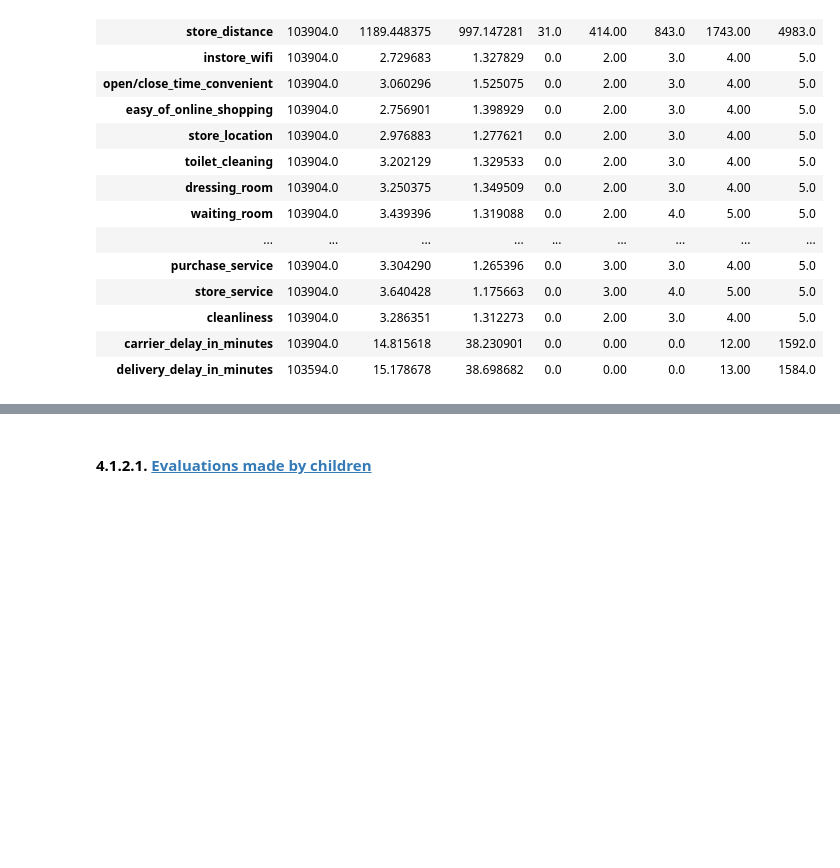
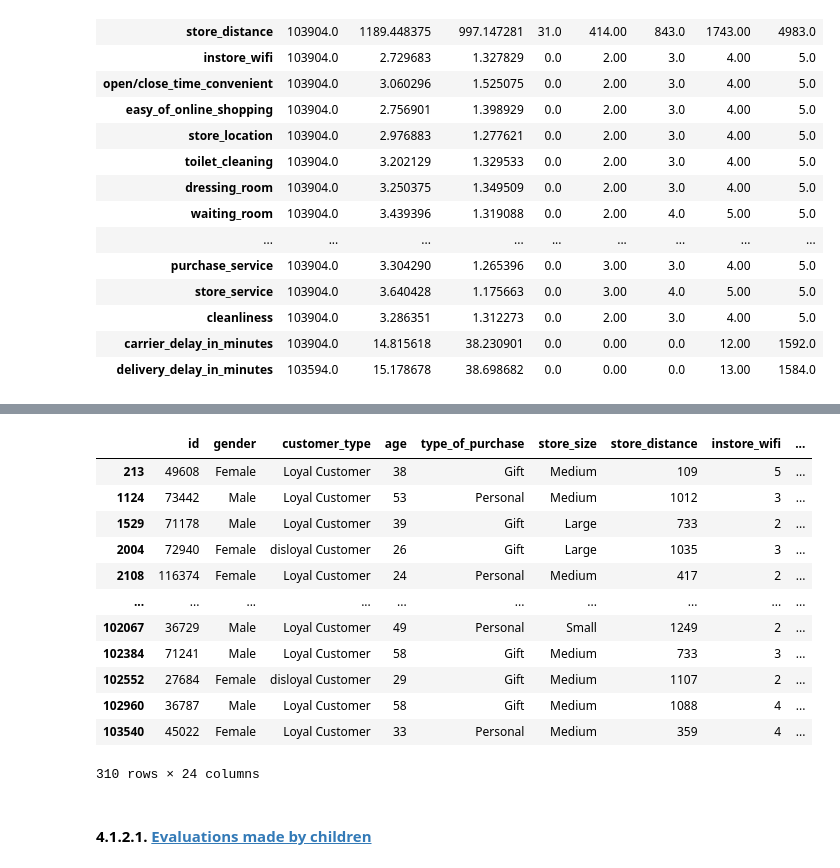
Before and after one commit to brunopiato/InStyleNPS, a Jupyter notebook: notebooks/HackDays.ipynb, the cells around one changed output, grey strips where cells are left out. Saved outputs shown, nothing was run; the diff lists cells and outputs as text; code cells hidden in the pictures; blank space fills up the shorter version.

```diff
--- a/notebooks/HackDays.ipynb
+++ b/notebooks/HackDays.ipynb
@@ -143,0 +175,16 @@ data.describe().T
+# %%
+data[data['delivery_delay_in_minutes'].isna()]
+# %% [output]
+|  | id | gender | customer_type | age | type_of_purchase | store_size | store_distance | instore_wifi | ... |
+| 213 | 49608 | Female | Loyal Customer | 38 | Gift | Medium | 109 | 5 | ... |
+| 1124 | 73442 | Male | Loyal Customer | 53 | Personal | Medium | 1012 | 3 | ... |
+| 1529 | 71178 | Male | Loyal Customer | 39 | Gift | Large | 733 | 2 | ... |
+| 2004 | 72940 | Female | disloyal Customer | 26 | Gift | Large | 1035 | 3 | ... |
+| 2108 | 116374 | Female | Loyal Customer | 24 | Personal | Medium | 417 | 2 | ... |
+| ... | ... | ... | ... | ... | ... | ... | ... | ... | ... |
+| 102067 | 36729 | Male | Loyal Customer | 49 | Personal | Small | 1249 | 2 | ... |
+| 102384 | 71241 | Male | Loyal Customer | 58 | Gift | Medium | 733 | 3 | ... |
+| 102552 | 27684 | Female | disloyal Customer | 29 | Gift | Medium | 1107 | 2 | ... |
+| 102960 | 36787 | Male | Loyal Customer | 58 | Gift | Medium | 1088 | 4 | ... |
+| 103540 | 45022 | Female | Loyal Customer | 33 | Personal | Medium | 359 | 4 | ... |
+310 rows × 24 columns
```
Also changed, not shown: parts of 45 cells of this notebook, 1 other file.
